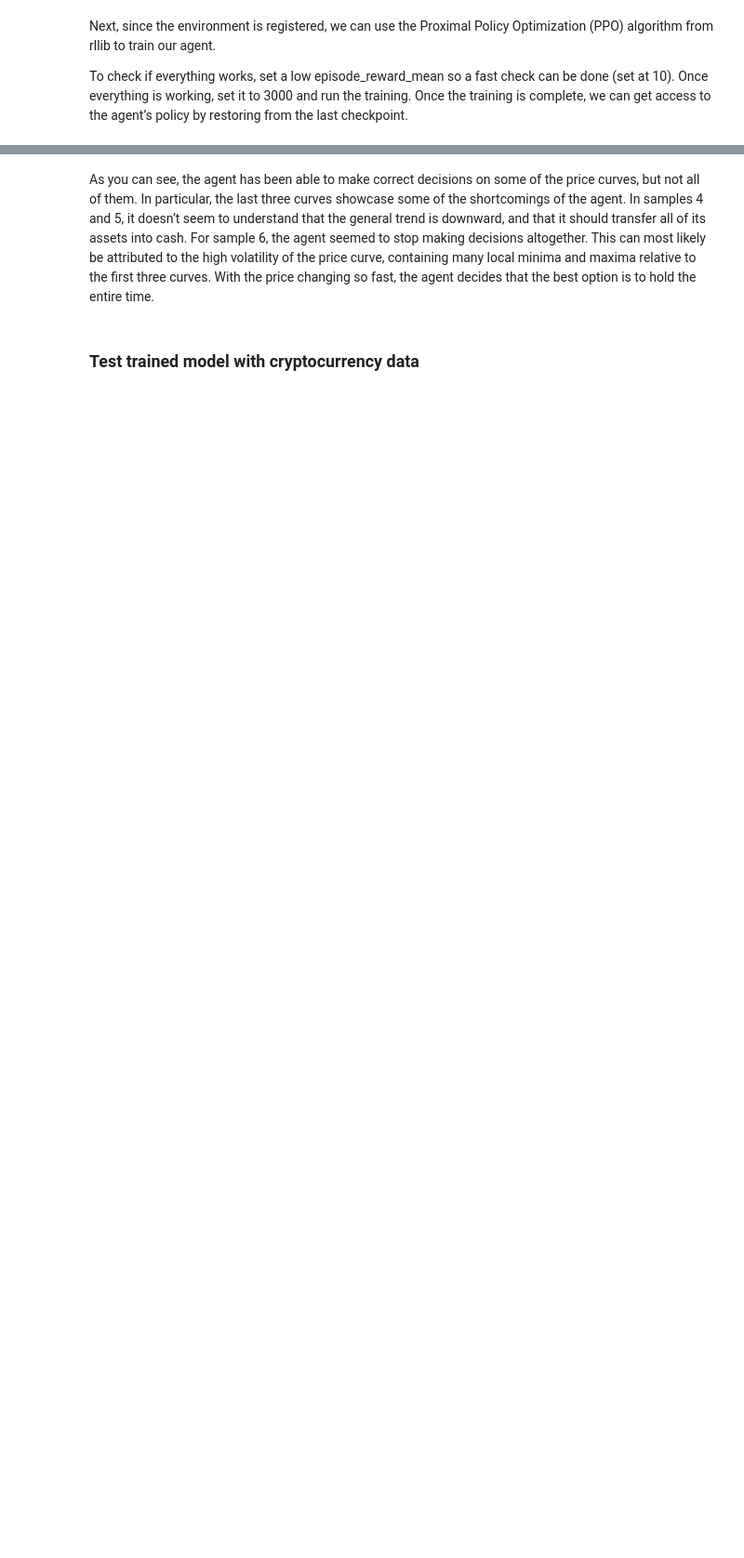
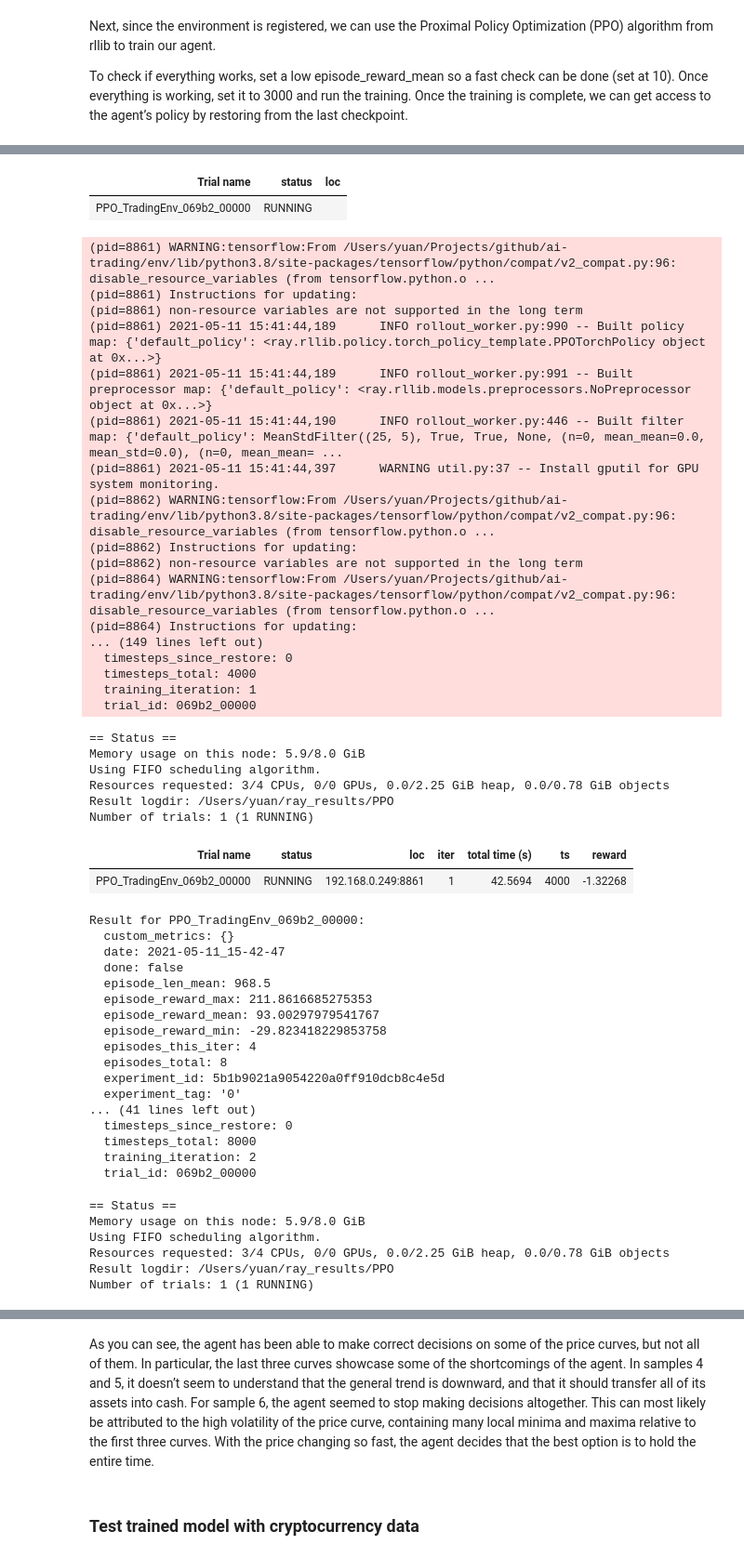
Before and after one commit to data-octo/AITrading, a Jupyter notebook: 1_Sample_Data_Using Ray with TensorTrade.ipynb, the cells around one changed output, grey strips where cells are left out. Shown at 93% size. Drawn from its saved outputs; the diff is of its cells as text; code cells hidden in the pictures; blank space fills up the shorter version.

```diff
--- a/1_Sample_Data_Using Ray with TensorTrade.ipynb
+++ b/1_Sample_Data_Using Ray with TensorTrade.ipynb
@@ -266,7 +270,7 @@ analysis = tune.run(
         "log_level": "INFO",
         "framework": "torch",
         "ignore_worker_failures": True,
-        "num_workers": 2,
+        "num_workers": 1,
         "num_gpus": 0,
         "clip_rewards": True,
         "lr": 8e-6,
@@ -287,3 +291,4 @@ analysis = tune.run(
     },
     checkpoint_at_end=True
 )
+# %% [output]
@@ -289,0 +303,50 @@ analysis = tune.run(
+| Trial name | status | loc |
+| PPO_TradingEnv_069b2_00000 | RUNNING |  |
+(pid=8861) WARNING:tensorflow:From /Users/yuan/Projects/github/ai-trading/env/lib/python3.8/site-packages/tensorflow/python/compat/v2_compat.py:96: disable_resource_variables (from tensorflow.python.o ...
+(pid=8861) Instructions for updating:
+(pid=8861) non-resource variables are not supported in the long term
+(pid=8861) 2021-05-11 15:41:44,189      INFO rollout_worker.py:990 -- Built policy map: {'default_policy': <ray.rllib.policy.torch_policy_template.PPOTorchPolicy object at 0x...>}
+(pid=8861) 2021-05-11 15:41:44,189      INFO rollout_worker.py:991 -- Built preprocessor map: {'default_policy': <ray.rllib.models.preprocessors.NoPreprocessor object at 0x...>}
+(pid=8861) 2021-05-11 15:41:44,190      INFO rollout_worker.py:446 -- Built filter map: {'default_policy': MeanStdFilter((25, 5), True, True, None, (n=0, mean_mean=0.0, mean_std=0.0), (n=0, mean_mean= ...
+(pid=8861) 2021-05-11 15:41:44,397      WARNING util.py:37 -- Install gputil for GPU system monitoring.
+(pid=8862) WARNING:tensorflow:From /Users/yuan/Projects/github/ai-trading/env/lib/python3.8/site-packages/tensorflow/python/compat/v2_compat.py:96: disable_resource_variables (from tensorflow.python.o ...
+(pid=8862) Instructions for updating:
+(pid=8862) non-resource variables are not supported in the long term
+(pid=8864) WARNING:tensorflow:From /Users/yuan/Projects/github/ai-trading/env/lib/python3.8/site-packages/tensorflow/python/compat/v2_compat.py:96: disable_resource_variables (from tensorflow.python.o ...
+(pid=8864) Instructions for updating:
+... (149 lines left out)
+  timesteps_since_restore: 0
+  timesteps_total: 4000
+  training_iteration: 1
+  trial_id: 069b2_00000
+== Status ==
+Memory usage on this node: 5.9/8.0 GiB
+Using FIFO scheduling algorithm.
+Resources requested: 3/4 CPUs, 0/0 GPUs, 0.0/2.25 GiB heap, 0.0/0.78 GiB objects
+Result logdir: /Users/yuan/ray_results/PPO
+Number of trials: 1 (1 RUNNING)
+| Trial name | status | loc | iter | total time (s) | ts | reward |
+| PPO_TradingEnv_069b2_00000 | RUNNING | 192.168.0.249:8861 | 1 | 42.5694 | 4000 | -1.32268 |
+Result for PPO_TradingEnv_069b2_00000:
+  custom_metrics: {}
+  date: 2021-05-11_15-42-47
+  done: false
+  episode_len_mean: 968.5
+  episode_reward_max: 211.8616685275353
+  episode_reward_mean: 93.00297979541767
+  episode_reward_min: -29.823418229853758
+  episodes_this_iter: 4
+  episodes_total: 8
+  experiment_id: 5b1b9021a9054220a0ff910dcb8c4e5d
+  experiment_tag: '0'
+... (41 lines left out)
+  timesteps_since_restore: 0
+  timesteps_total: 8000
+  training_iteration: 2
+  trial_id: 069b2_00000
+== Status ==
+Memory usage on this node: 5.9/8.0 GiB
+Using FIFO scheduling algorithm.
+Resources requested: 3/4 CPUs, 0/0 GPUs, 0.0/2.25 GiB heap, 0.0/0.78 GiB objects
+Result logdir: /Users/yuan/ray_results/PPO
+Number of trials: 1 (1 RUNNING)
```
Also changed, not shown: parts of 9 cells of this notebook, 21 other files.
